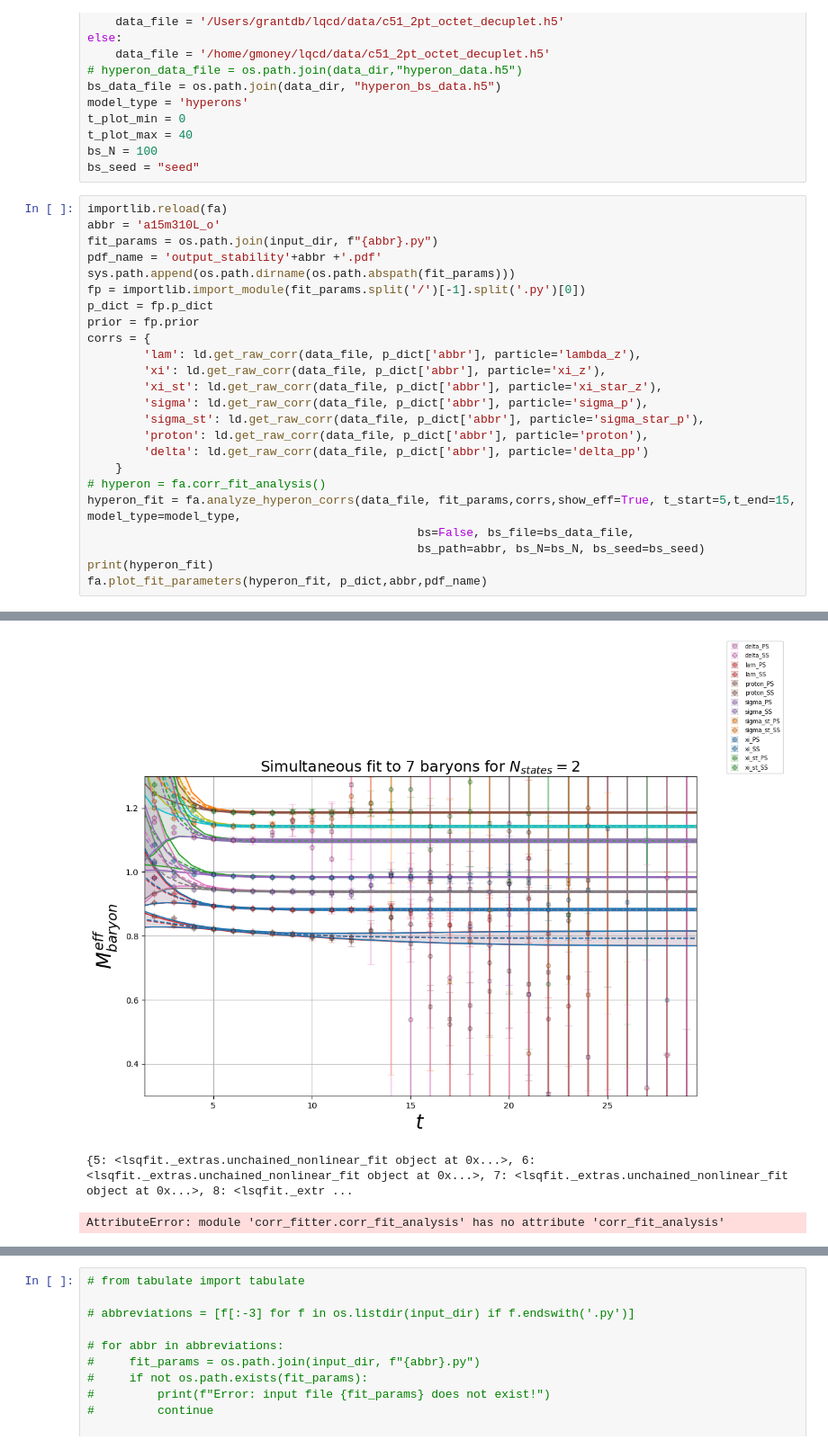
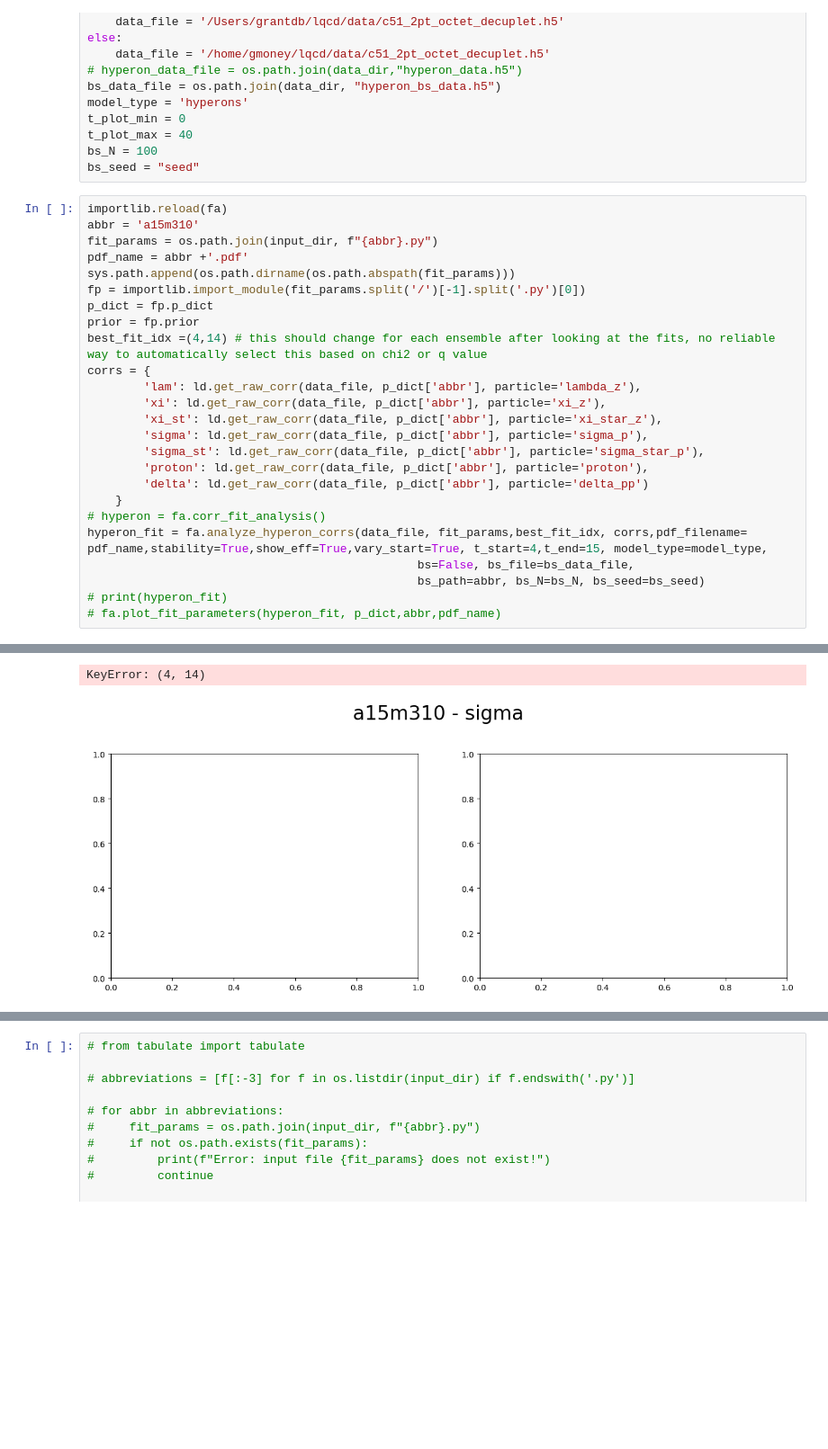
Before and after one commit to gdbrad/corr_fitter, a Jupyter notebook: notebooks/hyperon_fits.ipynb, the cells around one changed output, grey strips where cells are left out. Shown: that part at 90% size. Cells and saved outputs as stored; diff of their text form; blank space fills up the shorter version.

```diff
--- a/notebooks/hyperon_fits.ipynb
+++ b/notebooks/hyperon_fits.ipynb
@@ -62,13 +62,14 @@ bs_N = 100
 bs_seed = "seed"
 # %%
 importlib.reload(fa)
-abbr = 'a15m310L_o'
+abbr = 'a15m310'
 fit_params = os.path.join(input_dir, f"{abbr}.py")
-pdf_name = 'output_stability'+abbr +'.pdf'
+pdf_name = abbr +'.pdf'
 sys.path.append(os.path.dirname(os.path.abspath(fit_params)))
 fp = importlib.import_module(fit_params.split('/')[-1].split('.py')[0])
 p_dict = fp.p_dict
 prior = fp.prior
+best_fit_idx =(4,14) # this should change for each ensemble after looking at the fits, no reliable way to automatically select this based on chi2 or q value
 corrs = {
         'lam': ld.get_raw_corr(data_file, p_dict['abbr'], particle='lambda_z'),
         'xi': ld.get_raw_corr(data_file, p_dict['abbr'], particle='xi_z'),
@@ -79,9 +80,9 @@ corrs = {
         'delta': ld.get_raw_corr(data_file, p_dict['abbr'], particle='delta_pp')
     }
 # hyperon = fa.corr_fit_analysis()
-hyperon_fit = fa.analyze_hyperon_corrs(data_file, fit_params,corrs,show_eff=True, t_start=5,t_end=15, model_type=model_type,
+hyperon_fit = fa.analyze_hyperon_corrs(data_file, fit_params,best_fit_idx, corrs,pdf_filename= pdf_name,stability=True,show_eff=True,vary_start=True, t_start=4,t_end=15, model_type=model_type,
                                                bs=False, bs_file=bs_data_file,
                                                bs_path=abbr, bs_N=bs_N, bs_seed=bs_seed)
-print(hyperon_fit)
-fa.plot_fit_parameters(hyperon_fit, p_dict,abbr,pdf_name)
+# print(hyperon_fit)
+# fa.plot_fit_parameters(hyperon_fit, p_dict,abbr,pdf_name)
 # %% [output]
@@ -105,4 +106,3 @@ Parameters:
+KeyError: (4, 14)
-[figure, old version]
+[figure, new version]
-{5: <lsqfit._extras.unchained_nonlinear_fit object at 0x...>, 6: <lsqfit._extras.unchained_nonlinear_fit object at 0x...>, 7: <lsqfit._extras.unchained_nonlinear_fit object at 0x...>, 8: <lsqfit._extr ...
-AttributeError: module 'corr_fitter.corr_fit_analysis' has no attribute 'corr_fit_analysis'
 # %%
```
Also changed, not shown: parts of 3 cells of this notebook, 2 other files.
